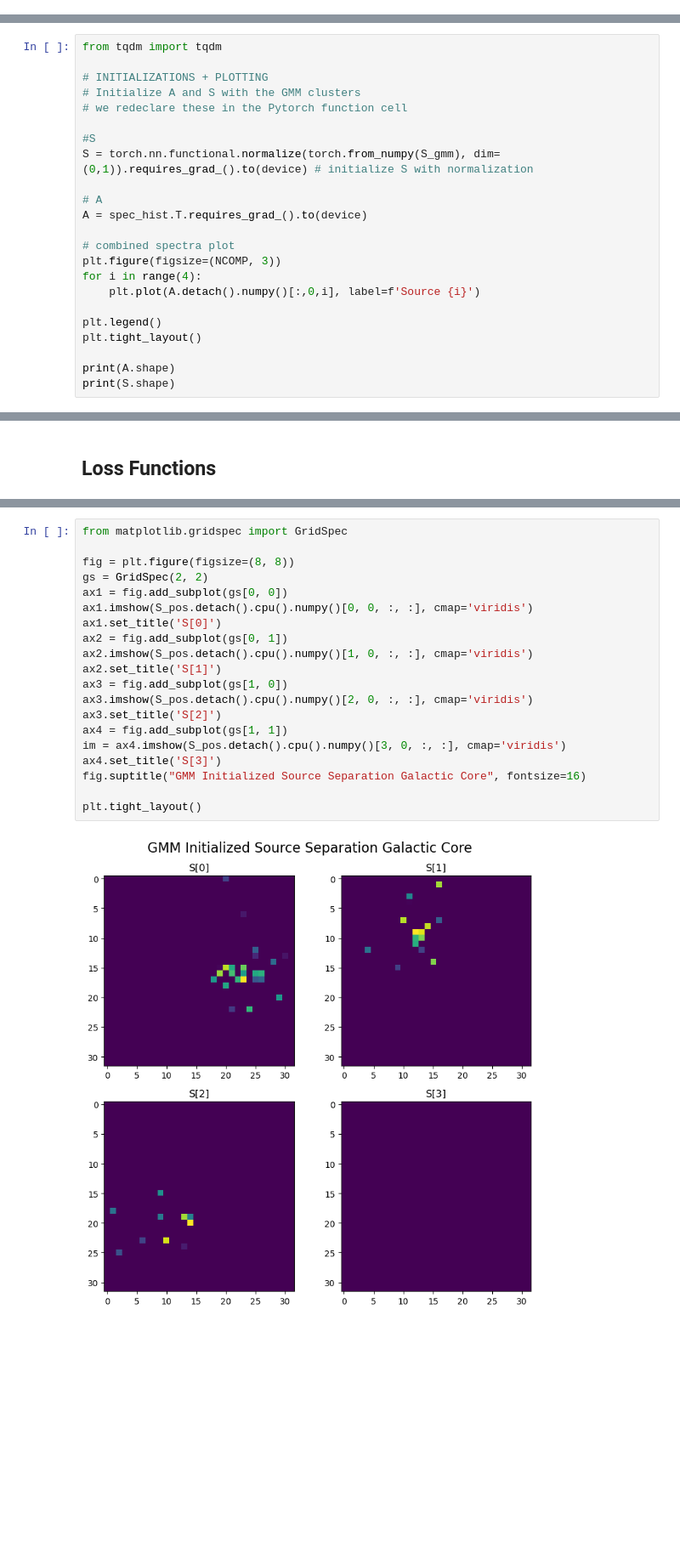
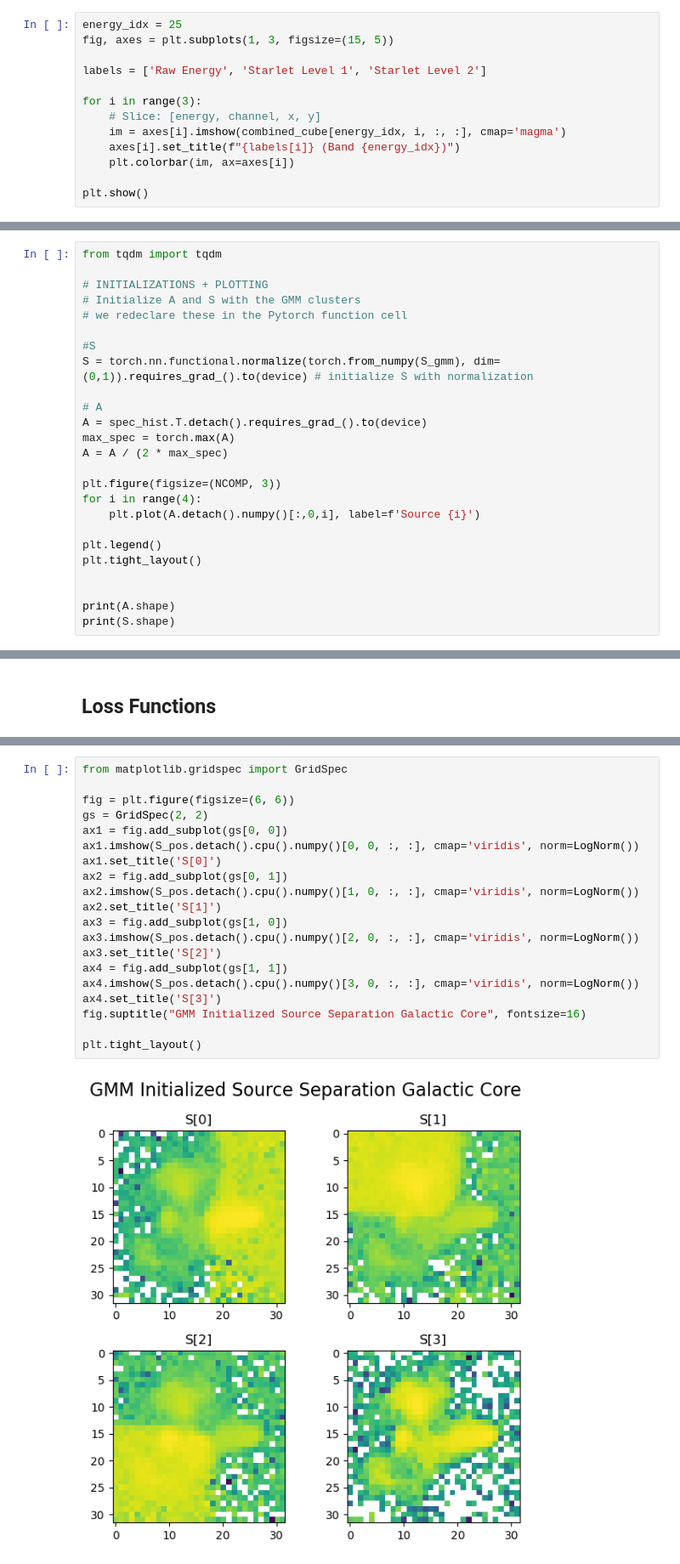
Before and after one commit to star-skelly/dogs_source_separation, a Jupyter notebook: starlet_space_pytorch.ipynb, the cells around one changed output, grey strips where cells are left out. Shown at 85% size. Cells and saved outputs as stored; diff of their text form; blank space fills up the shorter version.

```diff
--- a/starlet_space_pytorch.ipynb
+++ b/starlet_space_pytorch.ipynb
@@ -110,0 +116,13 @@ See the caveats in the documentation: https://pandas.pydata.org/pandas-docs/stab
+# %%
+energy_idx = 25
+fig, axes = plt.subplots(1, 3, figsize=(15, 5))
+
+labels = ['Raw Energy', 'Starlet Level 1', 'Starlet Level 2']
+
+for i in range(3):
+    # Slice: [energy, channel, x, y]
+    im = axes[i].imshow(combined_cube[energy_idx, i, :, :], cmap='magma')
+    axes[i].set_title(f"{labels[i]} (Band {energy_idx})")
+    plt.colorbar(im, ax=axes[i])
+
+plt.show()
@@ -335,9 +371,10 @@ from tqdm import tqdm
 S = torch.nn.functional.normalize(torch.from_numpy(S_gmm), dim=(0,1)).requires_grad_().to(device) # initialize S with normalization
 
 # A
-A = spec_hist.T.requires_grad_().to(device)
+A = spec_hist.T.detach().requires_grad_().to(device)
+max_spec = torch.max(A)
+A = A / (2 * max_spec)
 
-# combined spectra plot
 plt.figure(figsize=(NCOMP, 3))
 for i in range(4):
     plt.plot(A.detach().numpy()[:,0,i], label=f'Source {i}')
@@ -345,6 +382,7 @@ for i in range(4):
 plt.legend()
 plt.tight_layout()
 
+
 print(A.shape)
 print(S.shape)
 # %% [output]
@@ -465,22 +545,22 @@ Magnitudes: A (14.083636236540457), S (4.327421400274055)
 # %%
 from matplotlib.gridspec import GridSpec
 
-fig = plt.figure(figsize=(8, 8))
+fig = plt.figure(figsize=(6, 6))
 gs = GridSpec(2, 2)
 ax1 = fig.add_subplot(gs[0, 0])
-ax1.imshow(S_pos.detach().cpu().numpy()[0, 0, :, :], cmap='viridis')
+ax1.imshow(S_pos.detach().cpu().numpy()[0, 0, :, :], cmap='viridis', norm=LogNorm())
 ax1.set_title('S[0]')
 ax2 = fig.add_subplot(gs[0, 1])
-ax2.imshow(S_pos.detach().cpu().numpy()[1, 0, :, :], cmap='viridis')
+ax2.imshow(S_pos.detach().cpu().numpy()[1, 0, :, :], cmap='viridis', norm=LogNorm())
 ax2.set_title('S[1]')
 ax3 = fig.add_subplot(gs[1, 0])
-ax3.imshow(S_pos.detach().cpu().numpy()[2, 0, :, :], cmap='viridis')
+ax3.imshow(S_pos.detach().cpu().numpy()[2, 0, :, :], cmap='viridis', norm=LogNorm())
 ax3.set_title('S[2]')
 ax4 = fig.add_subplot(gs[1, 1])
-im = ax4.imshow(S_pos.detach().cpu().numpy()[3, 0, :, :], cmap='viridis')
+ax4.imshow(S_pos.detach().cpu().numpy()[3, 0, :, :], cmap='viridis', norm=LogNorm())
 ax4.set_title('S[3]')
 fig.suptitle("GMM Initialized Source Separation Galactic Core", fontsize=16)
 
 plt.tight_layout()
 # %% [output]
-[figure, old version]
+[figure, new version]
```
Also changed, not shown: parts of 6 cells of this notebook.
